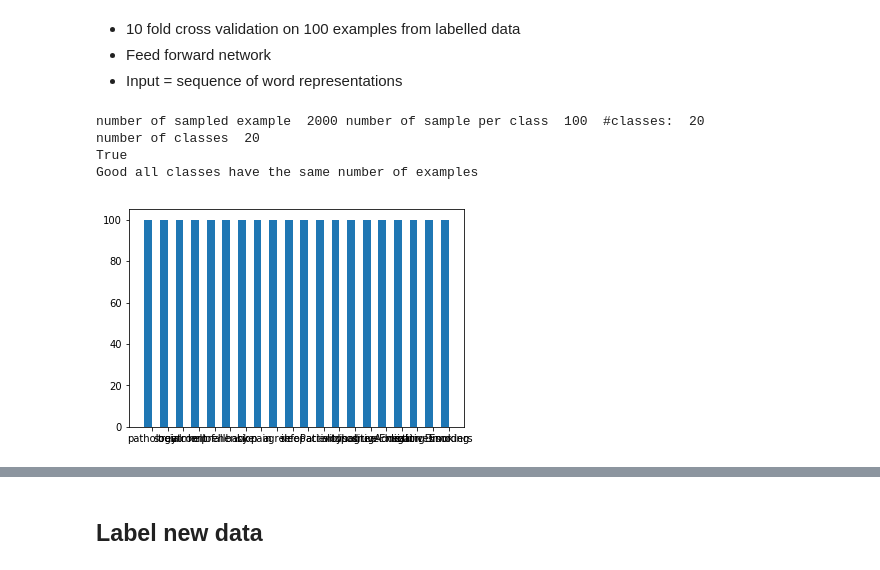
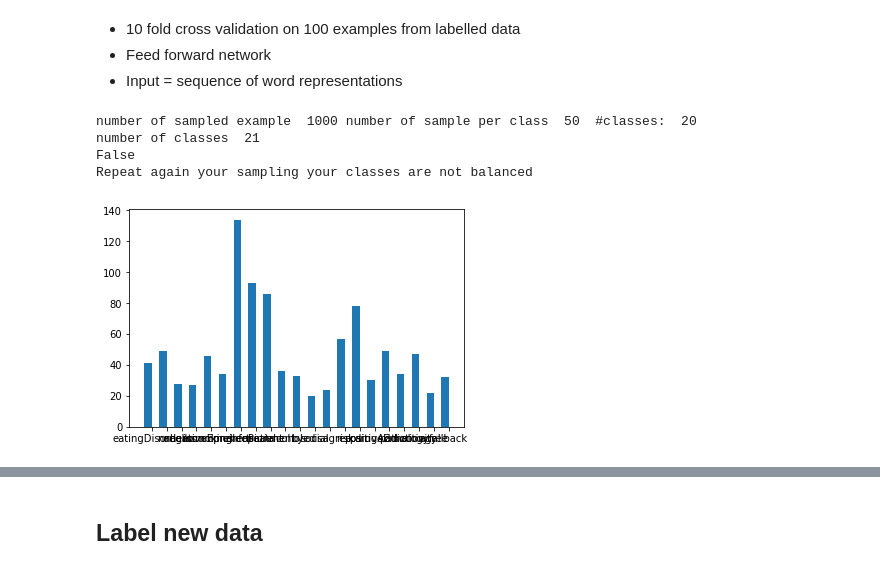
Before and after one commit to pasana/paradec, a Jupyter notebook: debut-en.ipynb, the cells around one changed output, grey strips where cells are left out. Saved outputs shown, nothing was run; the diff lists cells and outputs as text; code cells hidden in the pictures.

```diff
--- a/debut-en.ipynb
+++ b/debut-en.ipynb
@@ -523,0 +568,9 @@ padded = pad_packed_sequence(out, batch_first=True)
+# %%
+lstm = nn.LSTM(150, 250, bidirectional=True)
+
+packed_output, (ht, ct) = lstm(X_w2v_packed)
+
+output, _ = nn.utils.rnn.pad_packed_sequence(packed_output)
+
+#final hidden state
+print (ht[-1])
@@ -523,0 +601,2 @@ padded = pad_packed_sequence(out, batch_first=True)
+# %%
+X_bilstm_ht = ht[-1]#[pd.DataFrame(sorted_idx).sort_values(0).index]
@@ -608,5 +688,5 @@ X_train_combined.shape
 # %%
 K = len(data['intent'].unique())
 # %%
-X = X_lda
-y = data['intent']
+X = X_bilstm_ht.detach().numpy()
+y = data.loc[sorted_idx]['intent']
@@ -750,11 +819,15 @@ def balanced_sample_maker(X, y, sample_size, random_seed=42):
     plt.xticks(indexes + width * 0.5, labels)
     plt.show()
     return data_train,labels_train
+# %%
+X = X_bilstm_ht.detach().numpy()
+y = data.loc[sorted_idx]['intent']
+#y = data['intent']
 # %%
-X_train,y_train=balanced_sample_maker(X,y,100)
+X_train,y_train=balanced_sample_maker(X,y,50)
 # %% [output]
-number of sampled example  2000 number of sample per class  100  #classes:  20
-number of classes  20
-True
-Good all classes have the same number of examples
+number of sampled example  1000 number of sample per class  50  #classes:  20
+number of classes  21
+False
+Repeat again your sampling your classes are not balanced
-[figure, old version]
+[figure, new version]
```
Also changed, not shown: parts of 49 cells of this notebook, 1 other file.
